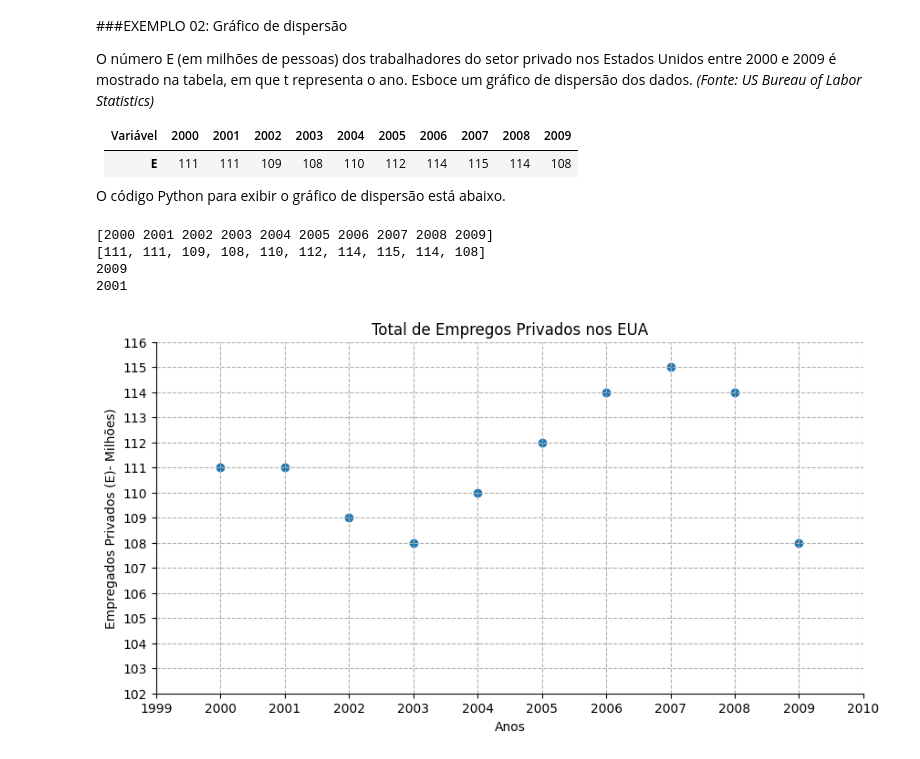
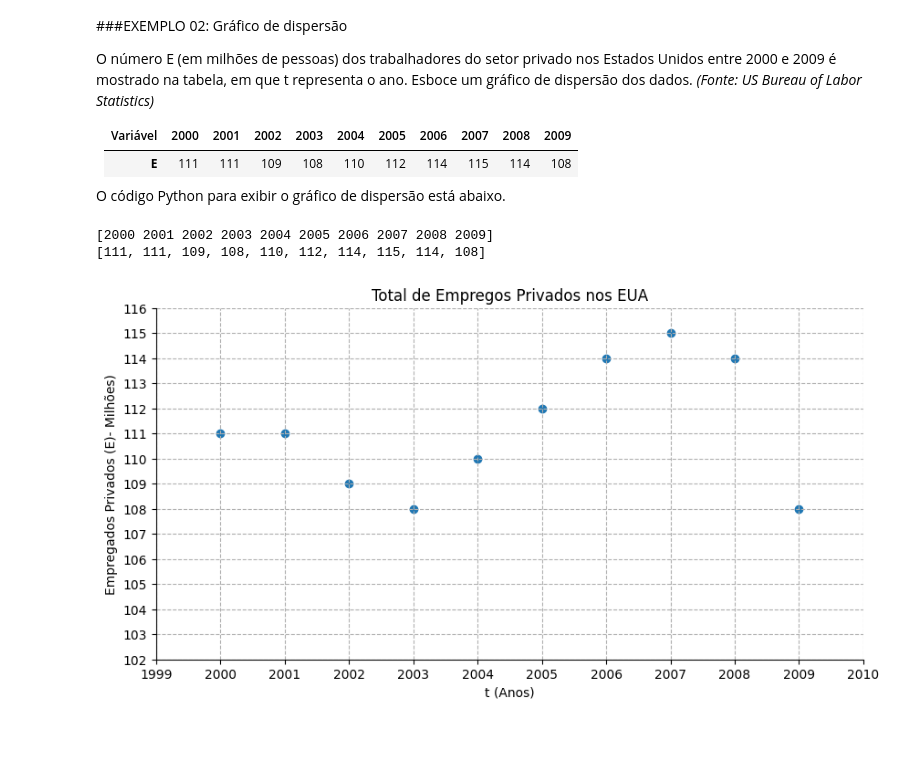
Before and after one commit to danielcs-prof/manchine-learning, a Jupyter notebook: calculo/cap01/aula01-planoCartesiano.ipynb, the cells around one changed output. Saved outputs shown, nothing was run; the diff lists cells and outputs as text; code cells hidden in the pictures.

```diff
--- a/calculo/cap01/aula01-planoCartesiano.ipynb
+++ b/calculo/cap01/aula01-planoCartesiano.ipynb
@@ -102,36 +102,32 @@ anos = np.arange(2000,2010,1)
 qtTrabalhadoresPrivados = [111,111,109,108,110,112,114,115,114,108]
 
 #2 - CALCULAR
 
 #3 - CRIAR O GRÁFICO E EIXOS
 fig, ax = plt.subplots( figsize=(10,5) )
 
 #4 - TITULOS E LEGENDAS
 plt.title('Total de Empregos Privados nos EUA')
 
 #5 - CONFIGURAR OS EIXOS
 ax.spines['top'].set_color('none')
 ax.spines['right'].set_color('none')
-ax.set_xlabel('Anos')
+ax.set_xlabel('t (Anos)')
 ax.set_ylabel('Empregados Privados (E)- Milhões)')
 
 #5 - CONFIGURAR GRID E ESCALA
 ax.set_xlim(np.min(anos)-1, np.max(anos)+1)
 ax.set_ylim(np.min(qtTrabalhadoresPrivados)-6,np.max(qtTrabalhadoresPrivados)+1)
 ax.set_xticks(np.arange(np.min(anos)-1, np.max(anos)+2,1))
 ax.set_yticks(np.arange(np.min(qtTrabalhadoresPrivados)-6, np.max(qtTrabalhadoresPrivados)+2,1))
 ax.grid(True, linestyle='--')
 
 #6 - PLOTAR OS DADOS
 ax.scatter(anos,qtTrabalhadoresPrivados)
 
 print(anos)
 print(qtTrabalhadoresPrivados)
-print(valorx_max)
-print(valorx_min)
 # %% [output]
 [2000 2001 2002 2003 2004 2005 2006 2007 2008 2009]
 [111, 111, 109, 108, 110, 112, 114, 115, 114, 108]
-2009
-2001
-[figure, old version]
+[figure, new version]
```
Also changed, not shown: parts of 1 cell of this notebook.
